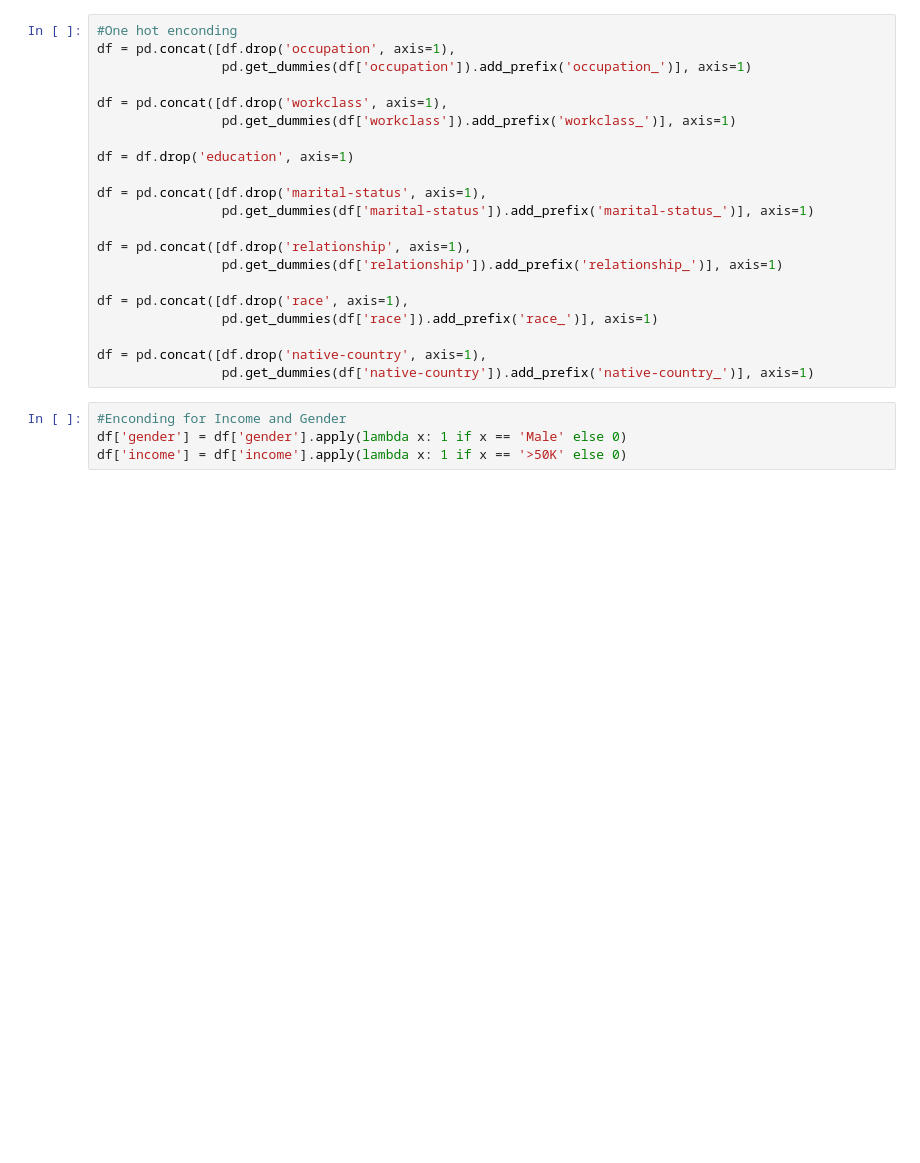
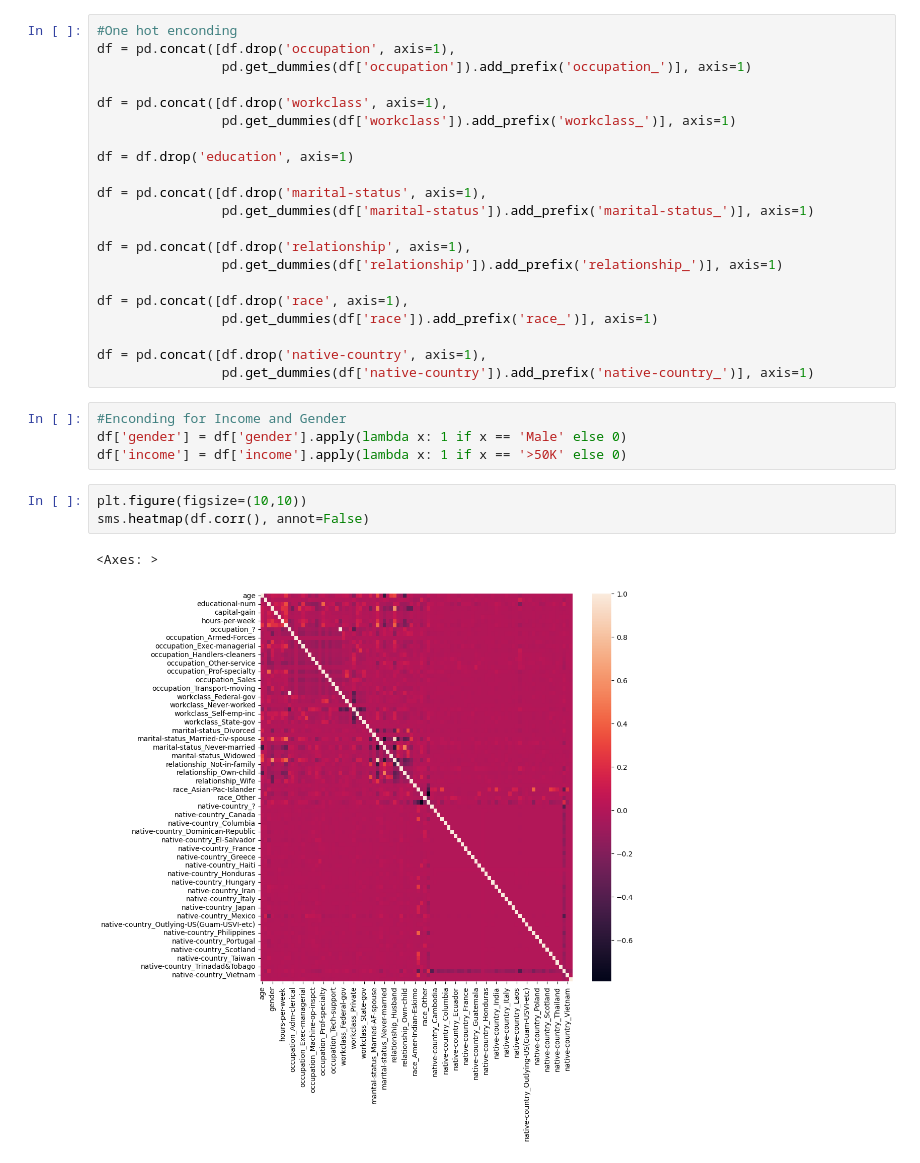
Before and after one commit to daiviknambiar/Income-Prediction-Model, a Jupyter notebook: Income_Prediction_Model.ipynb, the cells around one changed output. Drawn from its saved outputs; the diff is of its cells as text; blank space fills up the shorter version.

Commit message:
added corr heatmap

```diff
--- a/Income_Prediction_Model.ipynb
+++ b/Income_Prediction_Model.ipynb
@@ -34,3 +34,9 @@ df = pd.concat([df.drop('native-country', axis=1),
 #Enconding for Income and Gender
 df['gender'] = df['gender'].apply(lambda x: 1 if x == 'Male' else 0)
 df['income'] = df['income'].apply(lambda x: 1 if x == '>50K' else 0)
+# %%
+plt.figure(figsize=(10,10))
+sms.heatmap(df.corr(), annot=False)
+# %% [output]
+<Axes: >
+[figure, added]
```
Also changed, not shown: parts of 3 cells of this notebook.
